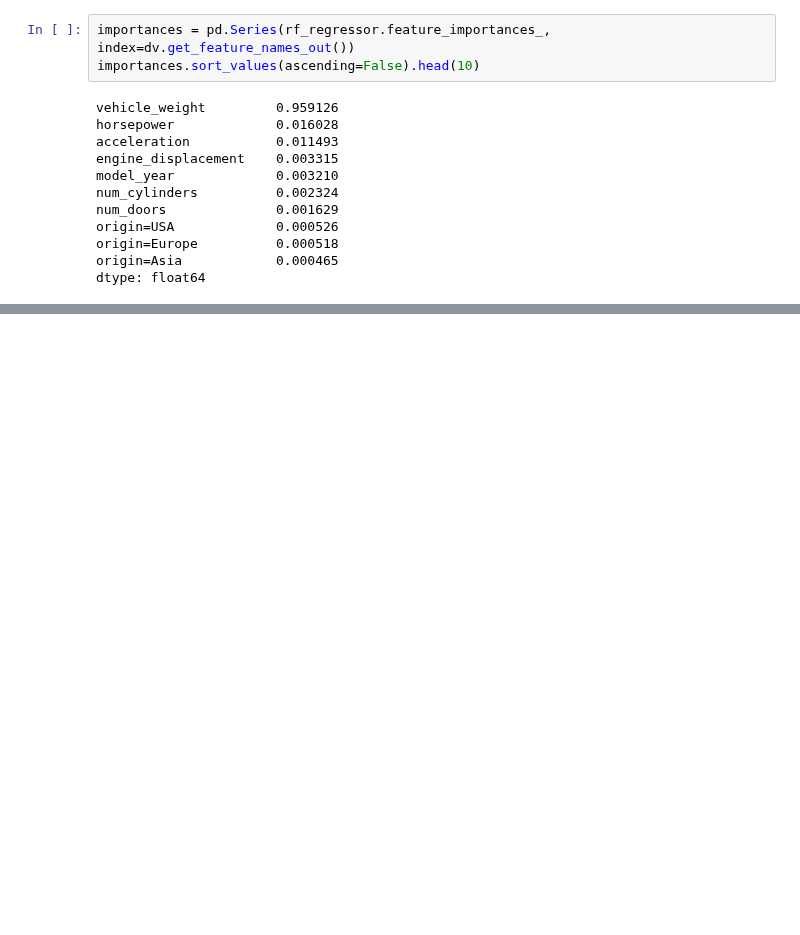
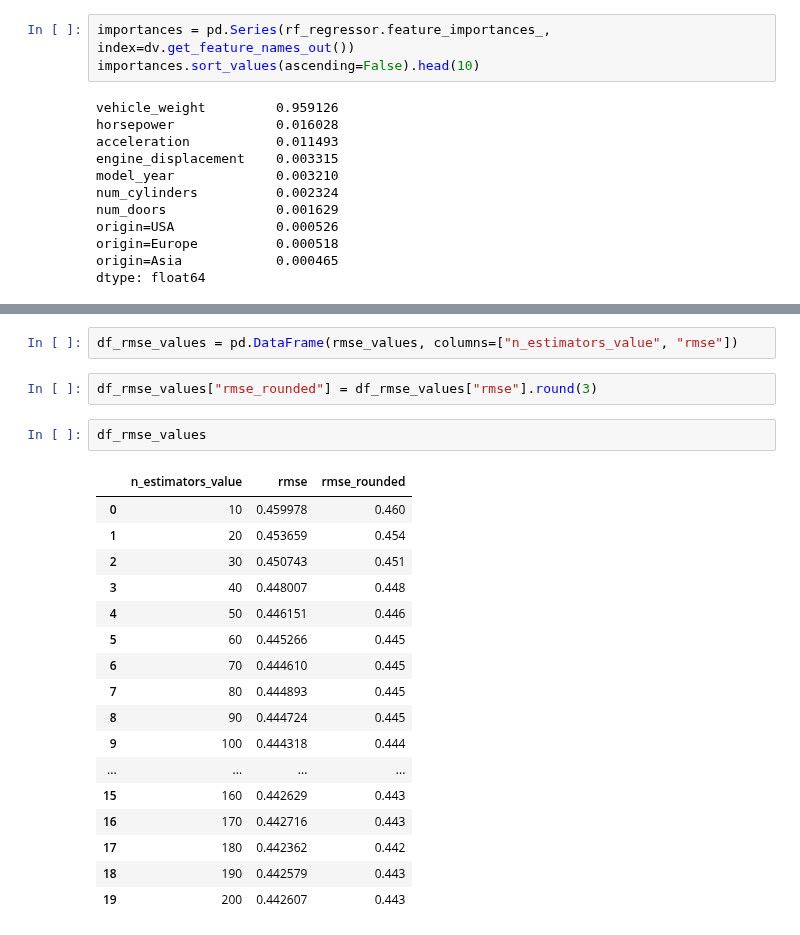
Before and after one commit to ArkadiyShuvaev/machine-learning-zoomcamp, a Jupyter notebook: src/06-trees/06-trees.ipynb, the cells around one changed output, grey strips where cells are left out. Cells and saved outputs as stored; diff of their text form; blank space fills up the shorter version.

```diff
--- a/src/06-trees/06-trees.ipynb
+++ b/src/06-trees/06-trees.ipynb
@@ -291,0 +352,24 @@ dtype: float64
+# %%
+df_rmse_values = pd.DataFrame(rmse_values, columns=["n_estimators_value", "rmse"])
+# %%
+df_rmse_values["rmse_rounded"] = df_rmse_values["rmse"].round(3)
+# %%
+df_rmse_values
+# %% [output]
+|  | n_estimators_value | rmse | rmse_rounded |
+| 0 | 10 | 0.459978 | 0.460 |
+| 1 | 20 | 0.453659 | 0.454 |
+| 2 | 30 | 0.450743 | 0.451 |
+| 3 | 40 | 0.448007 | 0.448 |
+| 4 | 50 | 0.446151 | 0.446 |
+| 5 | 60 | 0.445266 | 0.445 |
+| 6 | 70 | 0.444610 | 0.445 |
+| 7 | 80 | 0.444893 | 0.445 |
+| 8 | 90 | 0.444724 | 0.445 |
+| 9 | 100 | 0.444318 | 0.444 |
+| ... | ... | ... | ... |
+| 15 | 160 | 0.442629 | 0.443 |
+| 16 | 170 | 0.442716 | 0.443 |
+| 17 | 180 | 0.442362 | 0.442 |
+| 18 | 190 | 0.442579 | 0.443 |
+| 19 | 200 | 0.442607 | 0.443 |
```
Also changed, not shown: parts of 7 cells of this notebook.
